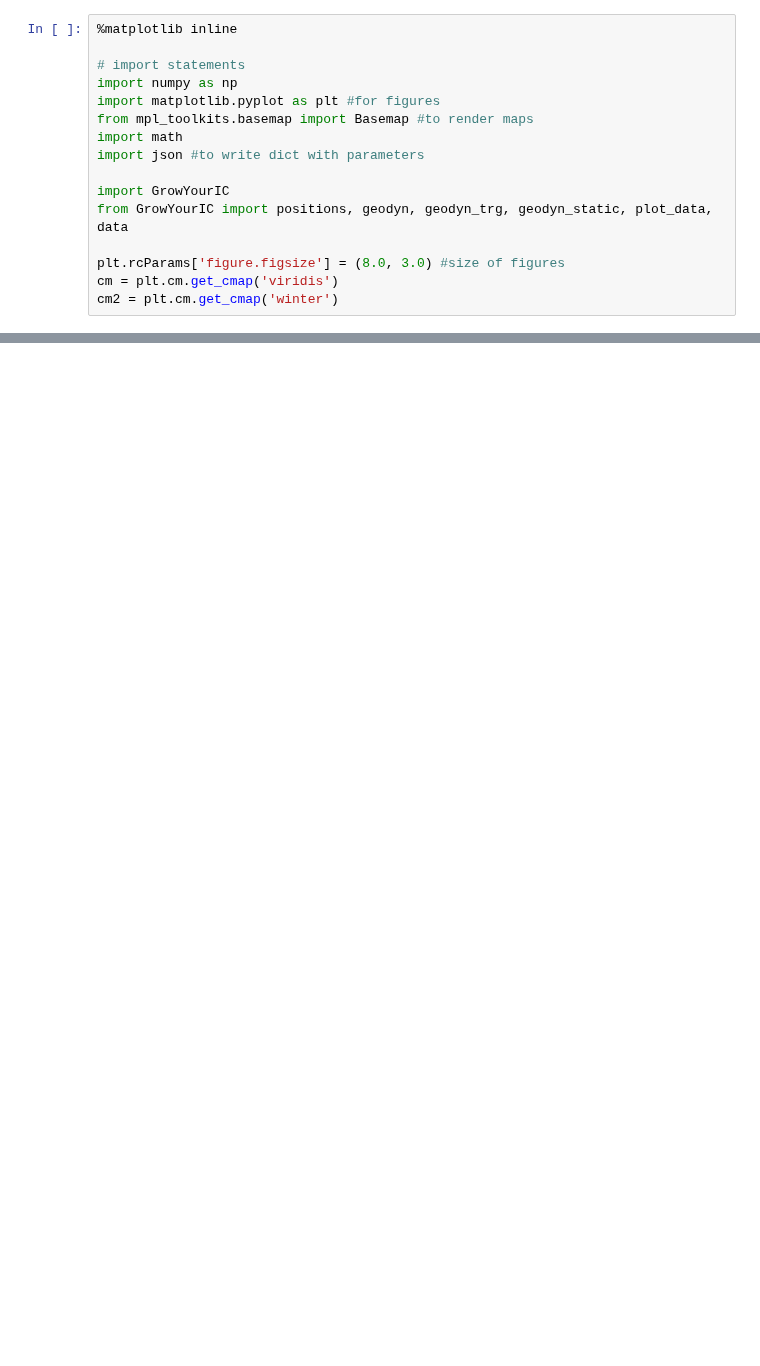
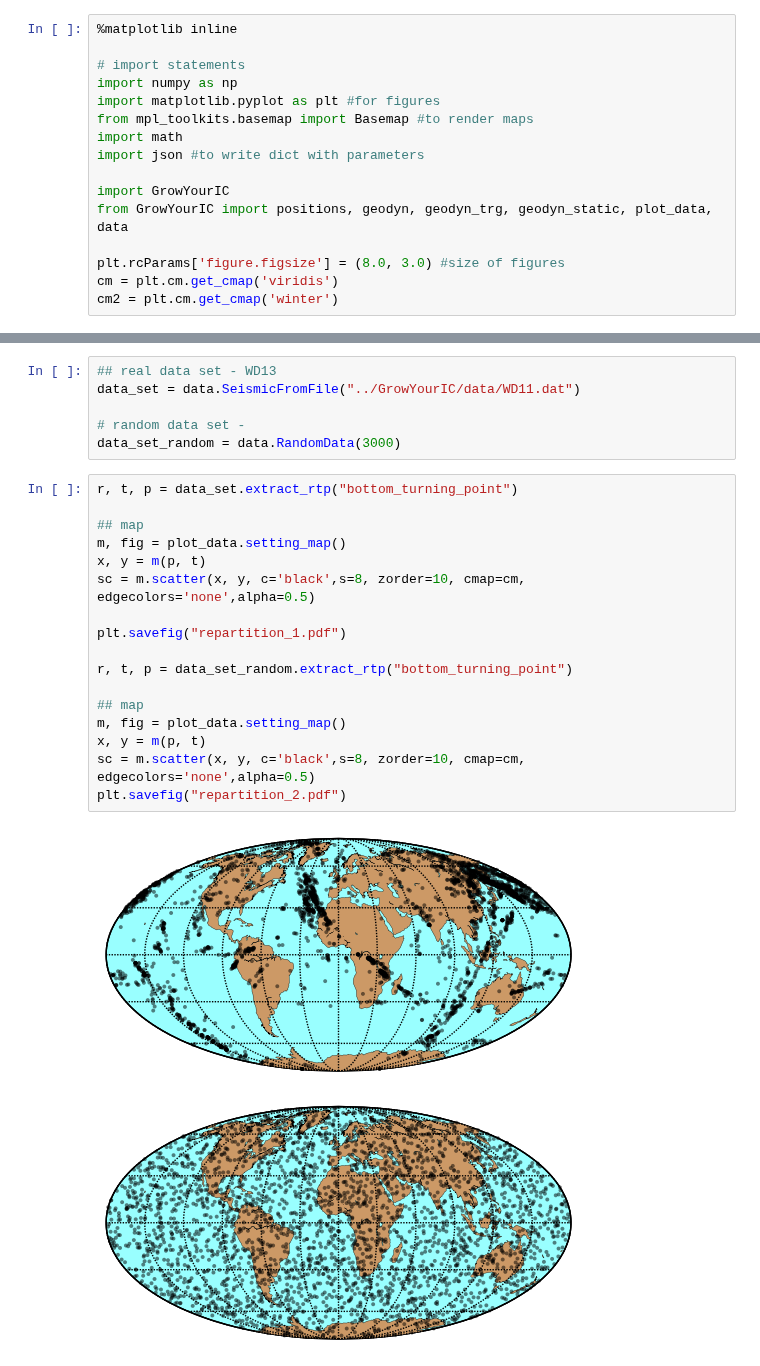
Before and after one commit to MarineLasbleis/GrowYourIC, a Jupyter notebook: notebooks/Fig4.ipynb, the cells around one changed output, grey strips where cells are left out. Saved outputs shown, nothing was run; the diff lists cells and outputs as text; blank space fills up the shorter version.

```diff
--- a/notebooks/Fig4.ipynb
+++ b/notebooks/Fig4.ipynb
@@ -204,0 +17,26 @@ ax3.set_ylabel("depth below ICB (km)")
+# %%
+## real data set - WD13
+data_set = data.SeismicFromFile("../GrowYourIC/data/WD11.dat")
+
+# random data set -
+data_set_random = data.RandomData(3000)
+# %%
+r, t, p = data_set.extract_rtp("bottom_turning_point")
+
+## map
+m, fig = plot_data.setting_map()
+x, y = m(p, t)
+sc = m.scatter(x, y, c='black',s=8, zorder=10, cmap=cm, edgecolors='none',alpha=0.5)
+
+plt.savefig("repartition_1.pdf")
+
+r, t, p = data_set_random.extract_rtp("bottom_turning_point")
+
+## map
+m, fig = plot_data.setting_map()
+x, y = m(p, t)
+sc = m.scatter(x, y, c='black',s=8, zorder=10, cmap=cm, edgecolors='none',alpha=0.5)
+plt.savefig("repartition_2.pdf")
+# %% [output]
+[figure, added]
+[figure, added]
```
Also changed, not shown: parts of 4 cells of this notebook, 5 other files.
